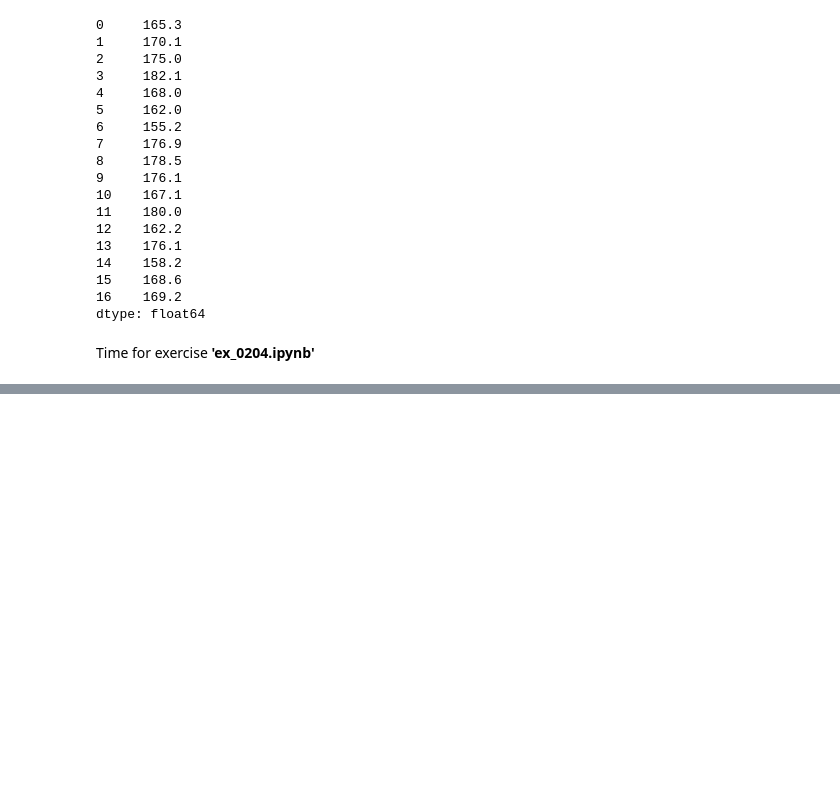
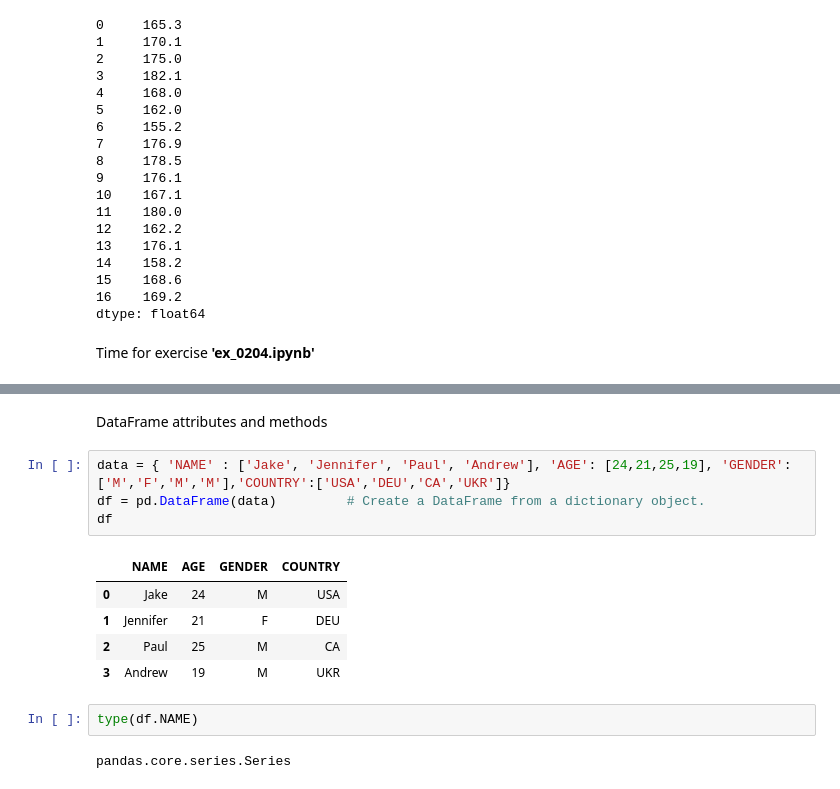
Before and after one commit to dborges14/SamsungInovationCampus_AI, a Jupyter notebook: Chapter3_Pandas_I.ipynb, the cells around one changed output, grey strips where cells are left out. Drawn from its saved outputs; the diff is of its cells as text; blank space fills up the shorter version.

```diff
--- a/Chapter3_Pandas_I.ipynb
+++ b/Chapter3_Pandas_I.ipynb
@@ -167,0 +172,16 @@ Time for exercise **'ex_0204.ipynb'**
+# %% [markdown]
+DataFrame attributes and methods
+# %%
+data = { 'NAME' : ['Jake', 'Jennifer', 'Paul', 'Andrew'], 'AGE': [24,21,25,19], 'GENDER':['M','F','M','M'],'COUNTRY':['USA','DEU','CA','UKR']}
+df = pd.DataFrame(data)			# Create a DataFrame from a dictionary object.
+df
+# %% [output]
+|  | NAME | AGE | GENDER | COUNTRY |
+| 0 | Jake | 24 | M | USA |
+| 1 | Jennifer | 21 | F | DEU |
+| 2 | Paul | 25 | M | CA |
+| 3 | Andrew | 19 | M | UKR |
+# %%
+type(df.NAME)
+# %% [output]
+pandas.core.series.Series
```
Also changed, not shown: parts of 29 cells of this notebook.
